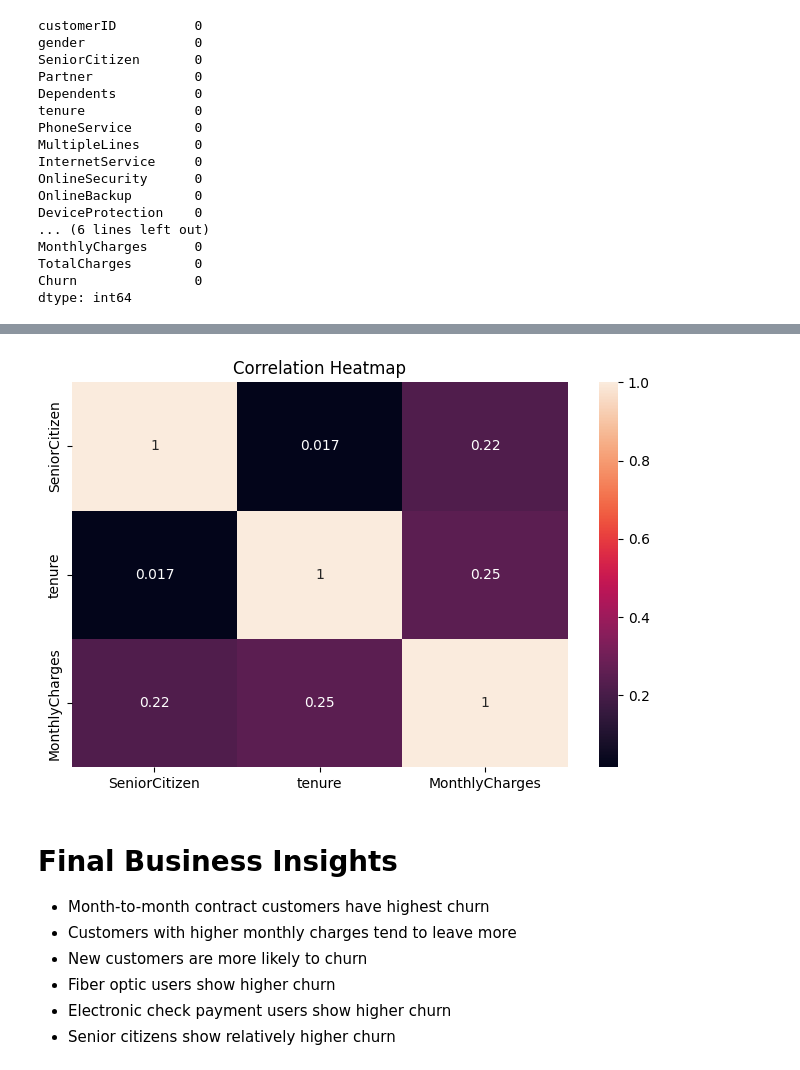
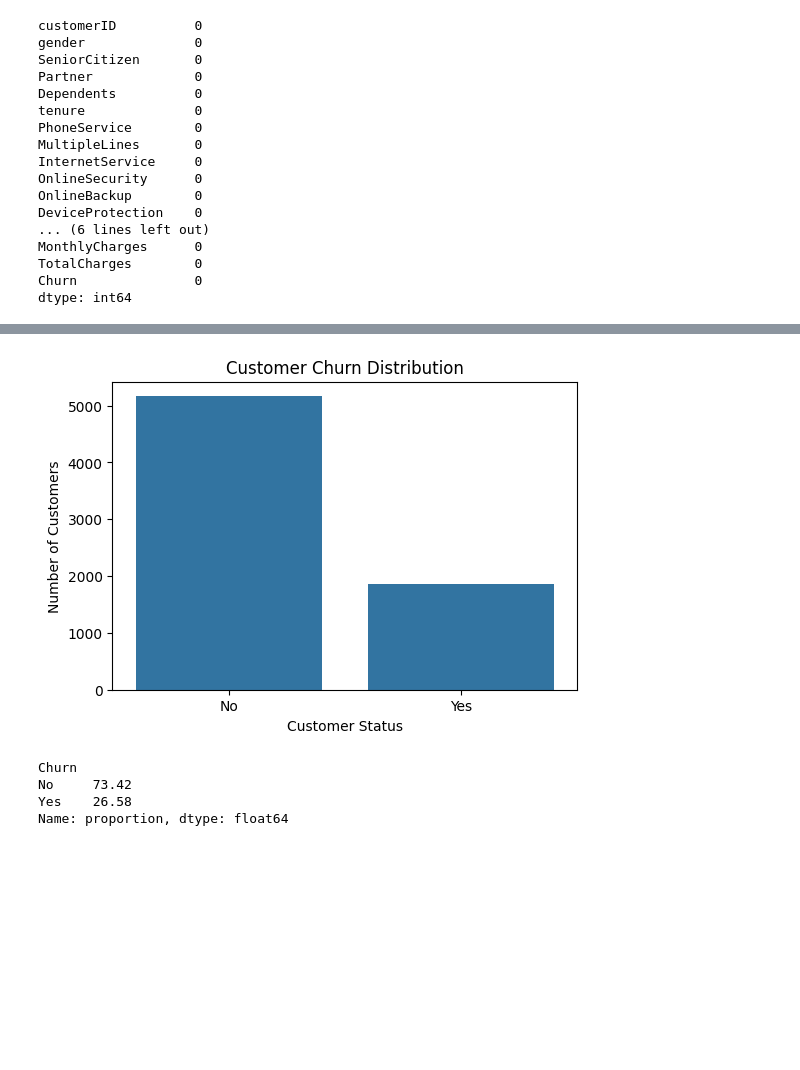
Before and after one commit to imtusharsharma-45/Customer-Churn-Analytics-Retention-Insights, a Jupyter notebook: Notebooks/churn_analysis.ipynb, the cells around one changed output, grey strips where cells are left out. Cells and saved outputs as stored; diff of their text form; code cells hidden in the pictures; blank space fills up the shorter version.

Commit message:
Update dashboard, visualizations, and analysis

```diff
--- a/Notebooks/churn_analysis.ipynb
+++ b/Notebooks/churn_analysis.ipynb
@@ -79,0 +130,2 @@ dtype: int64
+# %%
+df['TotalCharges'] = pd.to_numeric(df['TotalCharges'], errors='coerce')
@@ -79,0 +167,2 @@ dtype: int64
+# %%
+df.dropna(inplace=True)
@@ -185,20 +207,36 @@ plt.show()
-# %%
-#Correlation Heatmap
-plt.figure(figsize=(8,5))
-
-sns.heatmap(df.corr(numeric_only=True), annot=True)
-
-plt.title("Correlation Heatmap")
-
-plt.show()
-# %% [output]
-[figure, removed]
-# %% [markdown]
-# Final Business Insights
-
-- Month-to-month contract customers have highest churn
-- Customers with higher monthly charges tend to leave more
-- New customers are more likely to churn
-- Fiber optic users show higher churn
-- Electronic check payment users show higher churn
-- Senior citizens show relatively higher churn
+# %%
+import os
+
+# Create folder if it doesn't exist
+os.makedirs("../Reports/Visualizations", exist_ok=True)
+
+# Customer Churn Distribution
+
+plt.figure(figsize=(6,4))
+
+sns.countplot(
+    data=df,
+    x='Churn'
+)
+
+plt.title("Customer Churn Distribution")
+plt.xlabel("Customer Status")
+plt.ylabel("Number of Customers")
+
+# Save Figure
+plt.savefig(
+    "../Reports/Visualizations/01_Customer_Churn_Distribution.png",
+    dpi=300,
+    bbox_inches="tight"
+)
+
+plt.show()
+
+# Churn Percentage
+(df['Churn'].value_counts(normalize=True) * 100).round(2)
+# %% [output]
+[figure, added]
+Churn
+No     73.42
+Yes    26.58
+Name: proportion, dtype: float64
```
Also changed, not shown: parts of 60 cells of this notebook, 19 other files.
